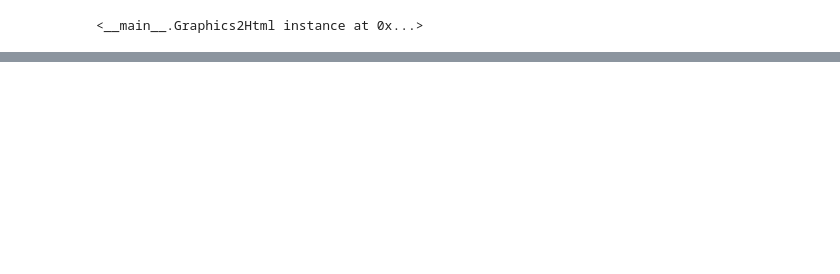
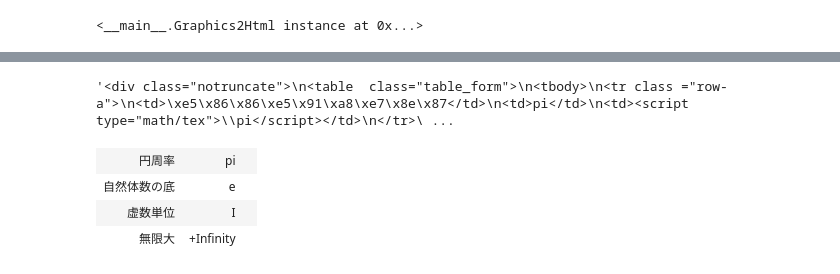
Before and after one commit to konoha81/jupyter, a Jupyter notebook: vagrant/notebook/textbook/test.ipynb, the cells around one changed output, grey strips where cells are left out. Cells and saved outputs as stored; diff of their text form; code cells hidden in the pictures; blank space fills up the shorter version.

```diff
--- a/vagrant/notebook/textbook/test.ipynb
+++ b/vagrant/notebook/textbook/test.ipynb
@@ -182,0 +174,4 @@ df.style.background_gradient(cmap='winter')
+# %%
+output.stdout
+# %% [output]
+'<div class="notruncate">\n<table  class="table_form">\n<tbody>\n<tr class ="row-a">\n<td>\xe5\x86\x86\xe5\x91\xa8\xe7\x8e\x87</td>\n<td>pi</td>\n<td><script type="math/tex">\\pi</script></td>\n</tr>\ ...
@@ -182,0 +191,7 @@ df.style.background_gradient(cmap='winter')
+# %%
+HTML(output.stdout)
+# %% [output]
+| 円周率 | pi |  |
+| 自然体数の底 | e |  |
+| 虚数単位 | I |  |
+| 無限大 | +Infinity |  |
```
Also changed, not shown: parts of 12 cells of this notebook, 6 other files.
